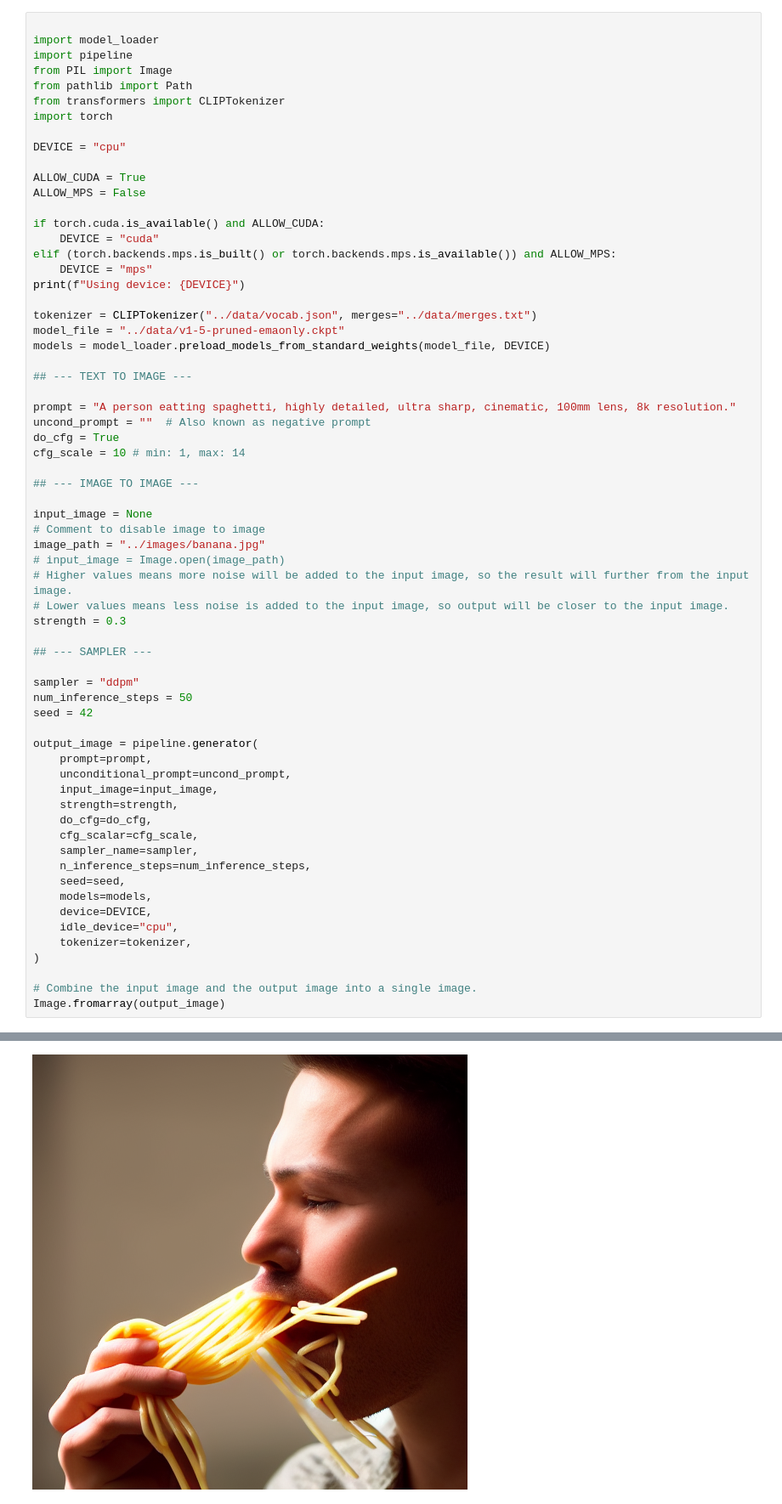
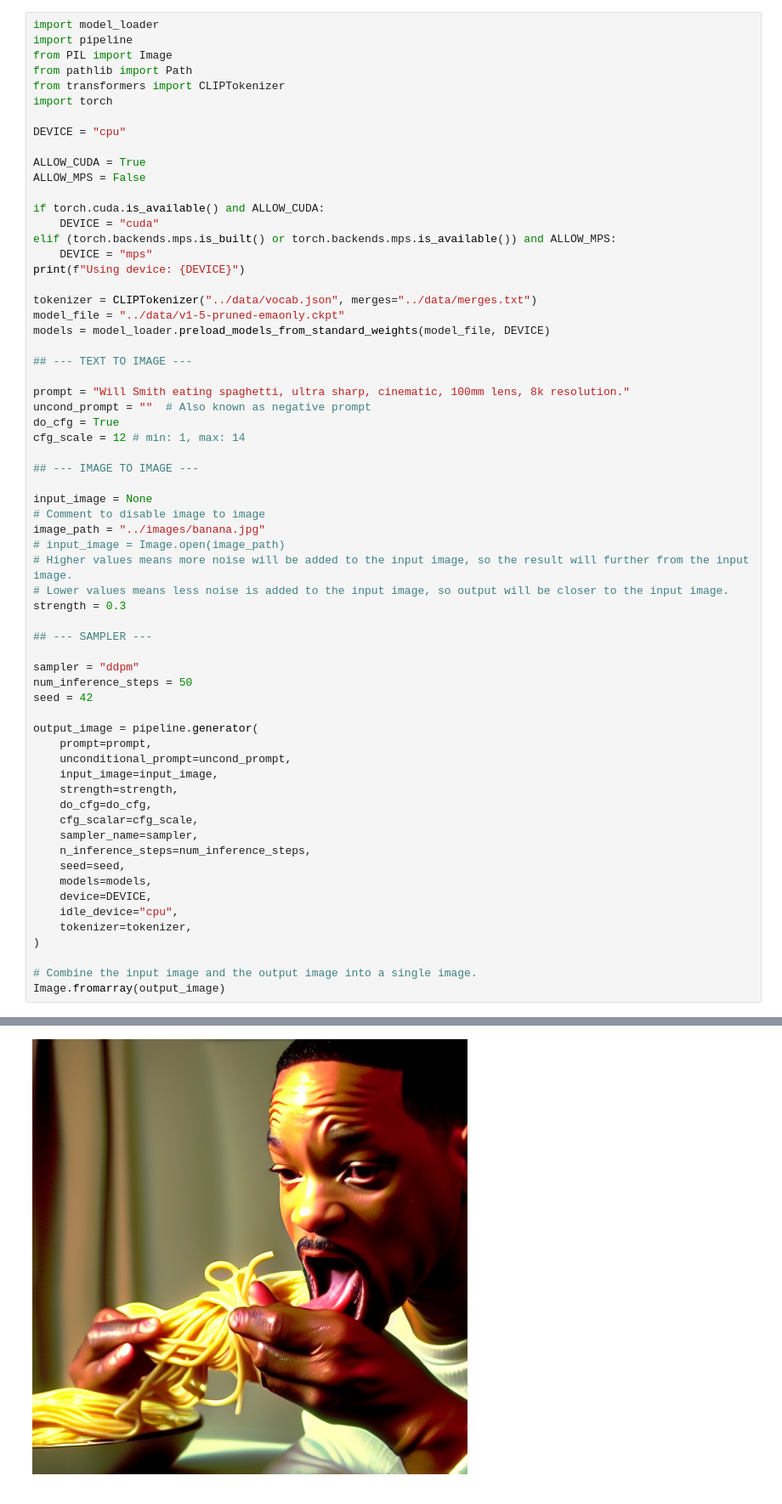
Before and after one commit to NoahSizemore/PyTorch_Practice, a Jupyter notebook: pytorch_practice05_Stable_Diffusion_With_UNET/sd/demo.ipynb, the cells around one changed output, grey strips where cells are left out. Shown at 85% size. Saved outputs shown, nothing was run; the diff lists cells and outputs as text.

```diff
--- a/pytorch_practice05_Stable_Diffusion_With_UNET/sd/demo.ipynb
+++ b/pytorch_practice05_Stable_Diffusion_With_UNET/sd/demo.ipynb
@@ -6,7 +6,6 @@
 
 Big thanks to [Umar Jamil](https://github.com/hkproj/pytorch-stable-diffusion/blob/main/sd/demo.ipynb) for walking me through diffusion and U-Nets.
 # %%
-
 import model_loader
 import pipeline
 from PIL import Image
@@ -31,10 +30,10 @@ models = model_loader.preload_models_from_standard_weights(model_file, DEVICE)
 
 ## --- TEXT TO IMAGE ---
 
-prompt = "A person eatting spaghetti, highly detailed, ultra sharp, cinematic, 100mm lens, 8k resolution."
+prompt = "Will Smith eating spaghetti, ultra sharp, cinematic, 100mm lens, 8k resolution."
 uncond_prompt = ""  # Also known as negative prompt
 do_cfg = True
-cfg_scale = 10 # min: 1, max: 14
+cfg_scale = 12 # min: 1, max: 14
 
 ## --- IMAGE TO IMAGE ---
 
@@ -76 +75 @@ W0331 19:40:38.573000 31764 torch\utils\flop_counter.py:29] triton not found; fl
-[figure, old version]
+[figure, new version]
```
Also changed, not shown: parts of 1 cell of this notebook, 4 other files.
